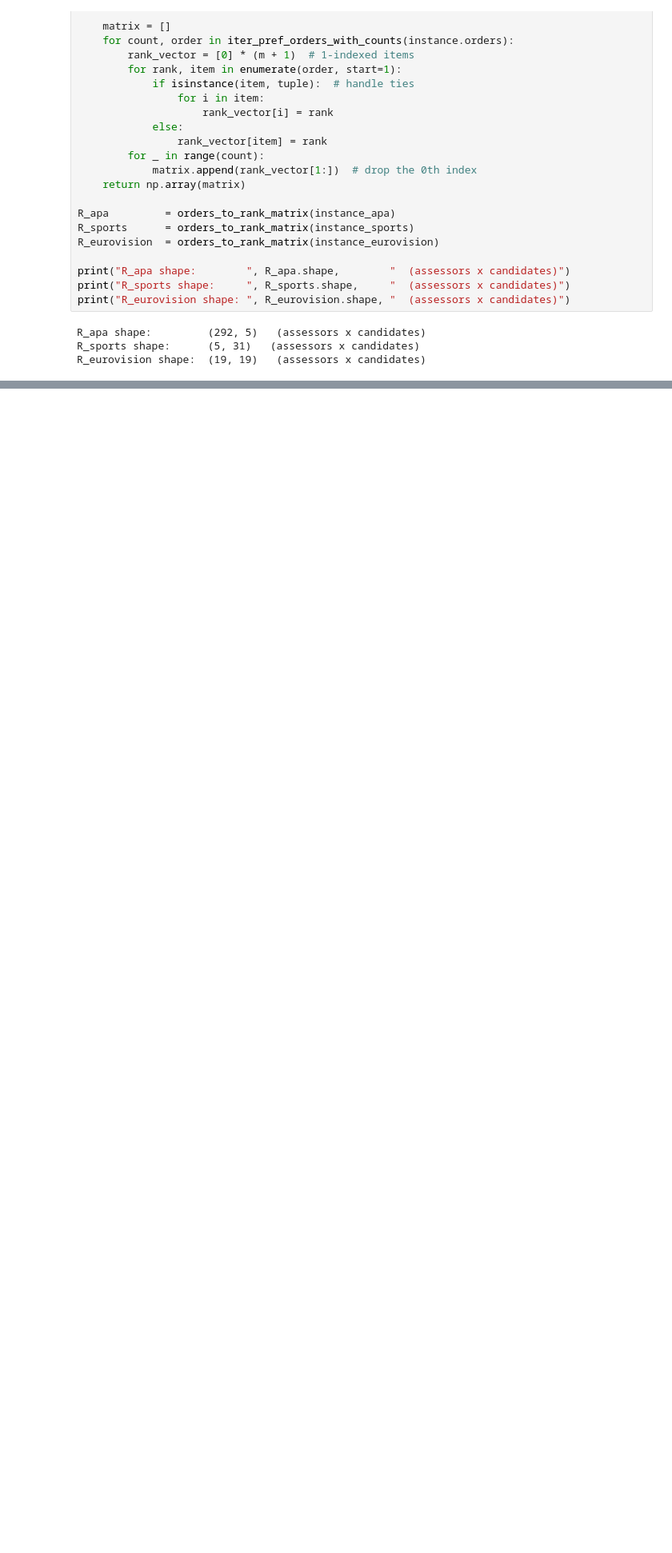
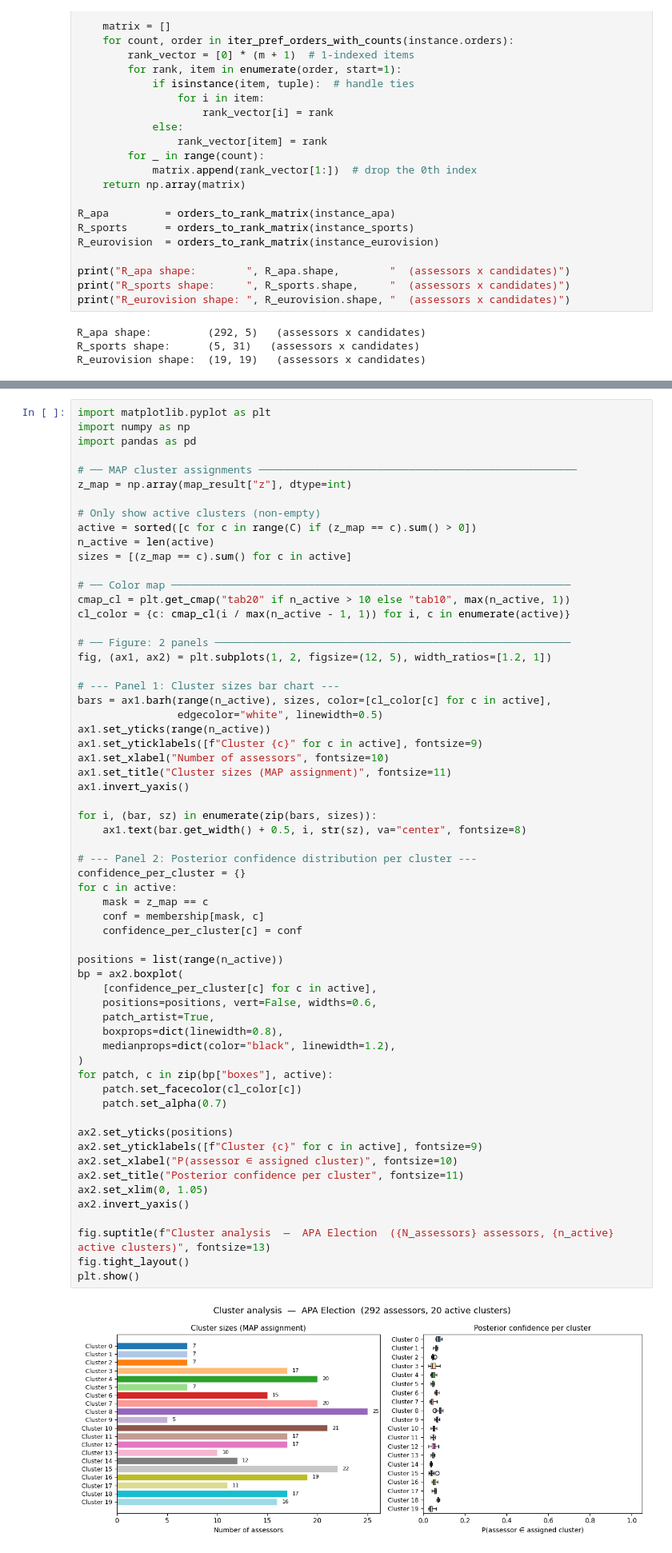
Before and after one commit to jonanord-gd/TiedBayesMallows, a Jupyter notebook: TestData.ipynb, the cells around one changed output, grey strips where cells are left out. Shown at 80% size. Cells and saved outputs as stored; diff of their text form; blank space fills up the shorter version.

```diff
--- a/TestData.ipynb
+++ b/TestData.ipynb
@@ -158,0 +333,63 @@ array([[0, 0, 1, 0, 0],
+# %%
+import matplotlib.pyplot as plt
+import numpy as np
+import pandas as pd
+
+# ── MAP cluster assignments ───────────────────────────────────────────────────
+z_map = np.array(map_result["z"], dtype=int)
+
+# Only show active clusters (non-empty)
+active = sorted([c for c in range(C) if (z_map == c).sum() > 0])
+n_active = len(active)
+sizes = [(z_map == c).sum() for c in active]
+
+# ── Color map ────────────────────────────────────────────────────────────────
+cmap_cl = plt.get_cmap("tab20" if n_active > 10 else "tab10", max(n_active, 1))
+cl_color = {c: cmap_cl(i / max(n_active - 1, 1)) for i, c in enumerate(active)}
+
+# ── Figure: 2 panels ─────────────────────────────────────────────────────────
+fig, (ax1, ax2) = plt.subplots(1, 2, figsize=(12, 5), width_ratios=[1.2, 1])
+
+# --- Panel 1: Cluster sizes bar chart ---
+bars = ax1.barh(range(n_active), sizes, color=[cl_color[c] for c in active],
+                edgecolor="white", linewidth=0.5)
+ax1.set_yticks(range(n_active))
+ax1.set_yticklabels([f"Cluster {c}" for c in active], fontsize=9)
+ax1.set_xlabel("Number of assessors", fontsize=10)
+ax1.set_title("Cluster sizes (MAP assignment)", fontsize=11)
+ax1.invert_yaxis()
+
+for i, (bar, sz) in enumerate(zip(bars, sizes)):
+    ax1.text(bar.get_width() + 0.5, i, str(sz), va="center", fontsize=8)
+
+# --- Panel 2: Posterior confidence distribution per cluster ---
+confidence_per_cluster = {}
+for c in active:
+    mask = z_map == c
+    conf = membership[mask, c]
+    confidence_per_cluster[c] = conf
+
+positions = list(range(n_active))
+bp = ax2.boxplot(
+    [confidence_per_cluster[c] for c in active],
+    positions=positions, vert=False, widths=0.6,
+    patch_artist=True,
+    boxprops=dict(linewidth=0.8),
+    medianprops=dict(color="black", linewidth=1.2),
+)
+for patch, c in zip(bp["boxes"], active):
+    patch.set_facecolor(cl_color[c])
+    patch.set_alpha(0.7)
+
+ax2.set_yticks(positions)
+ax2.set_yticklabels([f"Cluster {c}" for c in active], fontsize=9)
+ax2.set_xlabel("P(assessor ∈ assigned cluster)", fontsize=10)
+ax2.set_title("Posterior confidence per cluster", fontsize=11)
+ax2.set_xlim(0, 1.05)
+ax2.invert_yaxis()
+
+fig.suptitle(f"Cluster analysis  —  APA Election  ({N_assessors} assessors, {n_active} active clusters)", fontsize=13)
+fig.tight_layout()
+plt.show()
+# %% [output]
+[figure, added]
```
Also changed, not shown: parts of 10 cells of this notebook, 15 other files.
